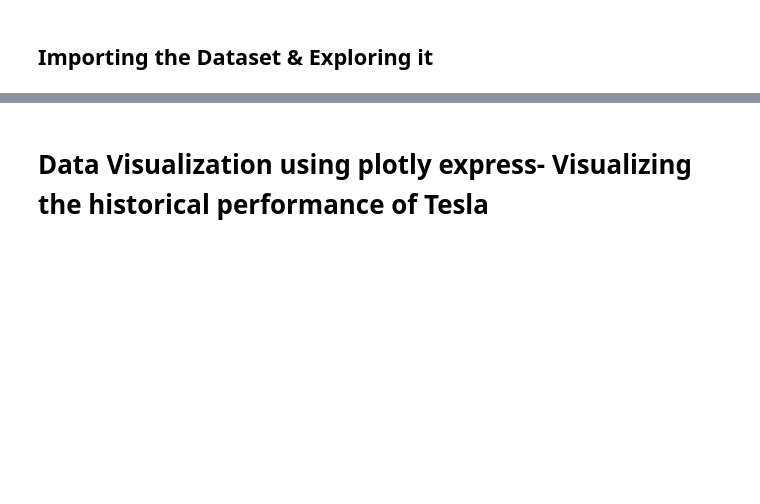
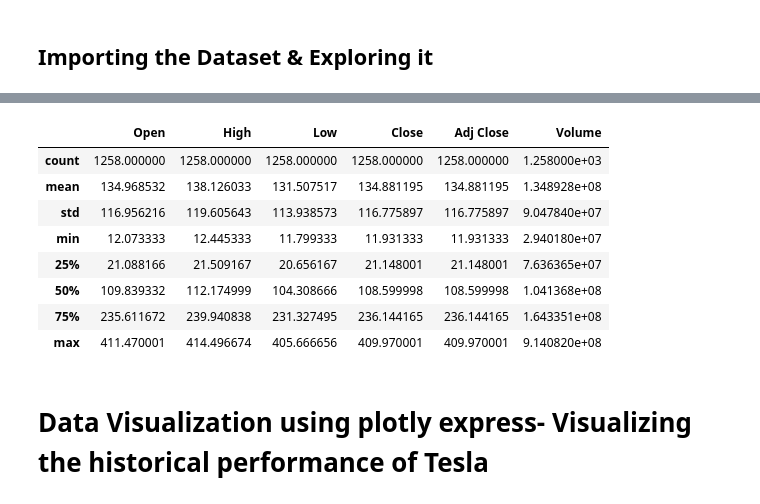
Before and after one commit to alexandrialim/stock-forecaster, a Jupyter notebook: Learner_Notebook_prophet.ipynb, the cells around one changed output, grey strips where cells are left out. Drawn from its saved outputs; the diff is of its cells as text; code cells hidden in the pictures; blank space fills up the shorter version.

```diff
--- a/Learner_Notebook_prophet.ipynb
+++ b/Learner_Notebook_prophet.ipynb
@@ -21,3 +62,15 @@
+# %%
+df.describe()
+# %% [output]
+|  | Open | High | Low | Close | Adj Close | Volume |
+| count | 1258.000000 | 1258.000000 | 1258.000000 | 1258.000000 | 1258.000000 | 1.258000e+03 |
+| mean | 134.968532 | 138.126033 | 131.507517 | 134.881195 | 134.881195 | 1.348928e+08 |
+| std | 116.956216 | 119.605643 | 113.938573 | 116.775897 | 116.775897 | 9.047840e+07 |
+| min | 12.073333 | 12.445333 | 11.799333 | 11.931333 | 11.931333 | 2.940180e+07 |
+| 25% | 21.088166 | 21.509167 | 20.656167 | 21.148001 | 21.148001 | 7.636365e+07 |
+| 50% | 109.839332 | 112.174999 | 104.308666 | 108.599998 | 108.599998 | 1.041368e+08 |
+| 75% | 235.611672 | 239.940838 | 231.327495 | 236.144165 | 236.144165 | 1.643351e+08 |
+| max | 411.470001 | 414.496674 | 405.666656 | 409.970001 | 409.970001 | 9.140820e+08 |
 # %% [markdown]
 # Data Visualization using plotly express- Visualizing the historical performance of Tesla
 # %%
```
Also changed, not shown: parts of 7 cells of this notebook.
